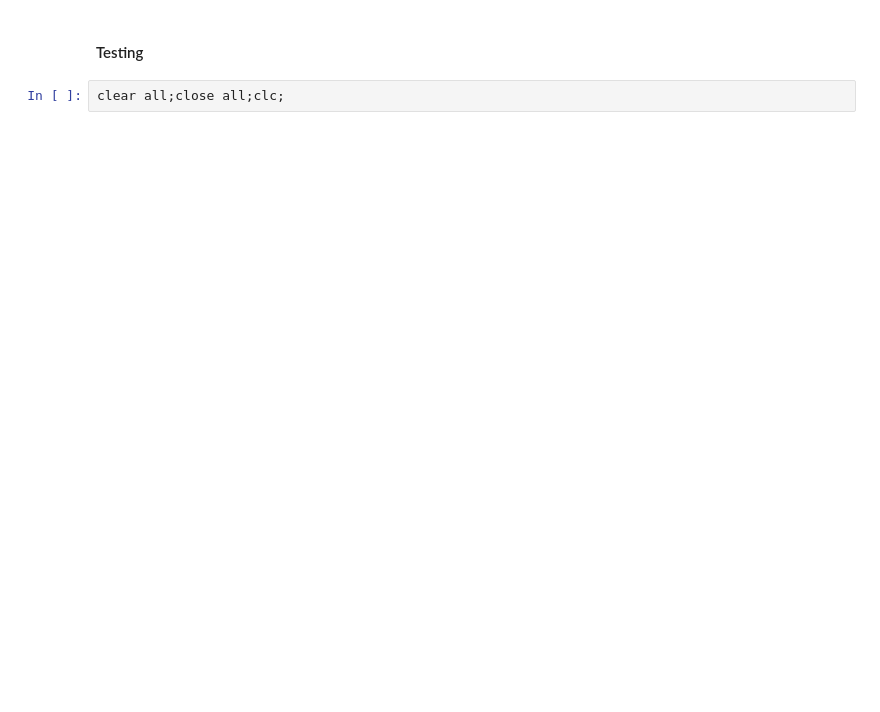
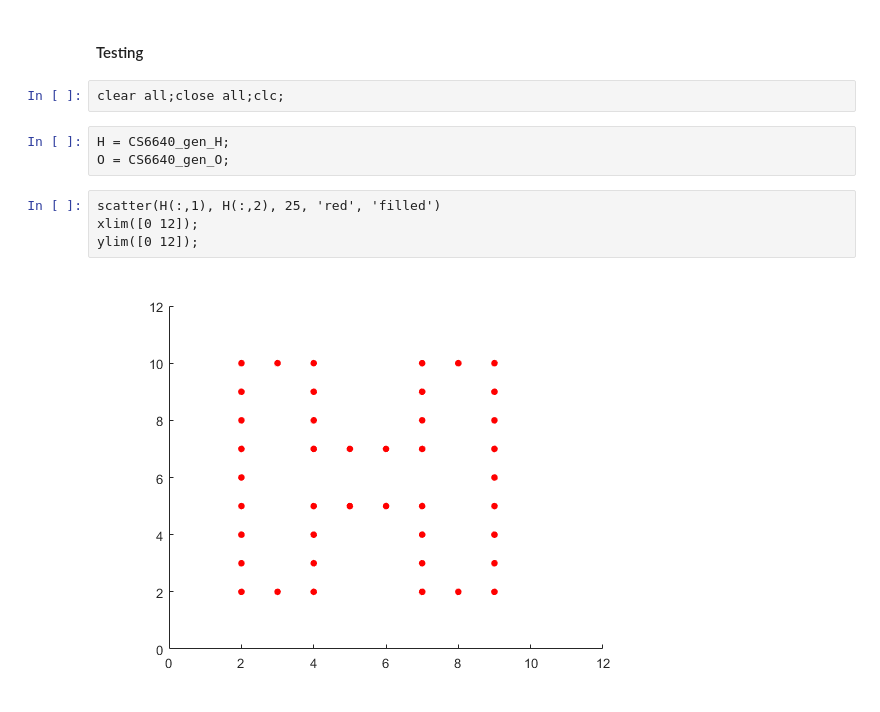
Before and after one commit to c-park/CS_6640, a Jupyter notebook: A3/A3_testing.ipynb, the cells around one changed output. Drawn from its saved outputs; the diff is of its cells as text; blank space fills up the shorter version.

```diff
--- a/A3/A3_testing.ipynb
+++ b/A3/A3_testing.ipynb
@@ -479,3 +468,12 @@ function  X = CS6640_FFT_shape(Z,w)
 #### Testing
 # %%
 clear all;close all;clc;
+# %%
+H = CS6640_gen_H;
+O = CS6640_gen_O;
+# %%
+scatter(H(:,1), H(:,2), 25, 'red', 'filled')
+xlim([0 12]);
+ylim([0 12]);
+# %% [output]
+[figure, added]
```
Also changed, not shown: parts of 79 cells of this notebook, 6 other files.
